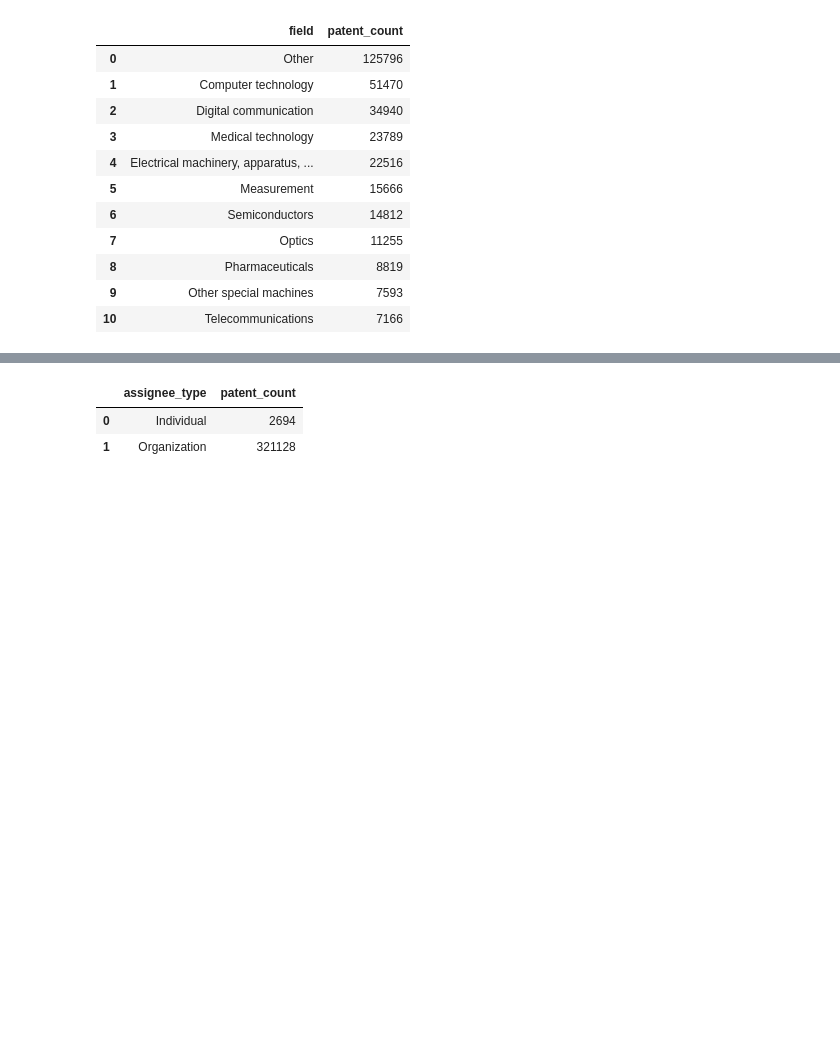
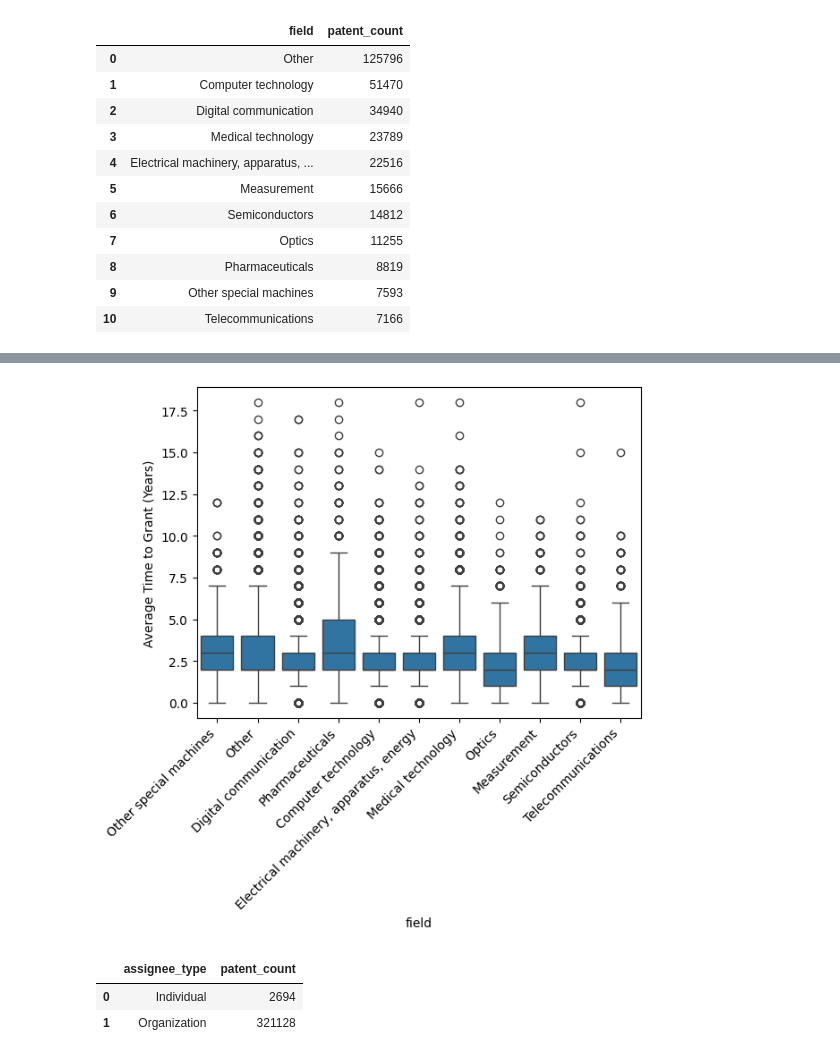
Before and after one commit to D-Rafiou/patent-analysis, a Jupyter notebook: analysis.ipynb, the cells around one changed output, grey strips where cells are left out. Cells and saved outputs as stored; diff of their text form; code cells hidden in the pictures; blank space fills up the shorter version.

```diff
--- a/analysis.ipynb
+++ b/analysis.ipynb
@@ -86,3 +134,12 @@ field_Data
+# %%
+sns.boxplot(data=patent_data, x="field", y="years_to_grant")
+plt.xticks(rotation=45, ha='right')
+plt.ylabel("Average Time to Grant (Years)")
+plt.show()
+
+# patent_data
+# %% [output]
+[figure, added]
 # %%
 #compare the assignee_types
 assignee_type = patent_data.loc[:].groupby("assignee_type").size().reset_index(name='patent_count')
```
Also changed, not shown: parts of 11 cells of this notebook.
